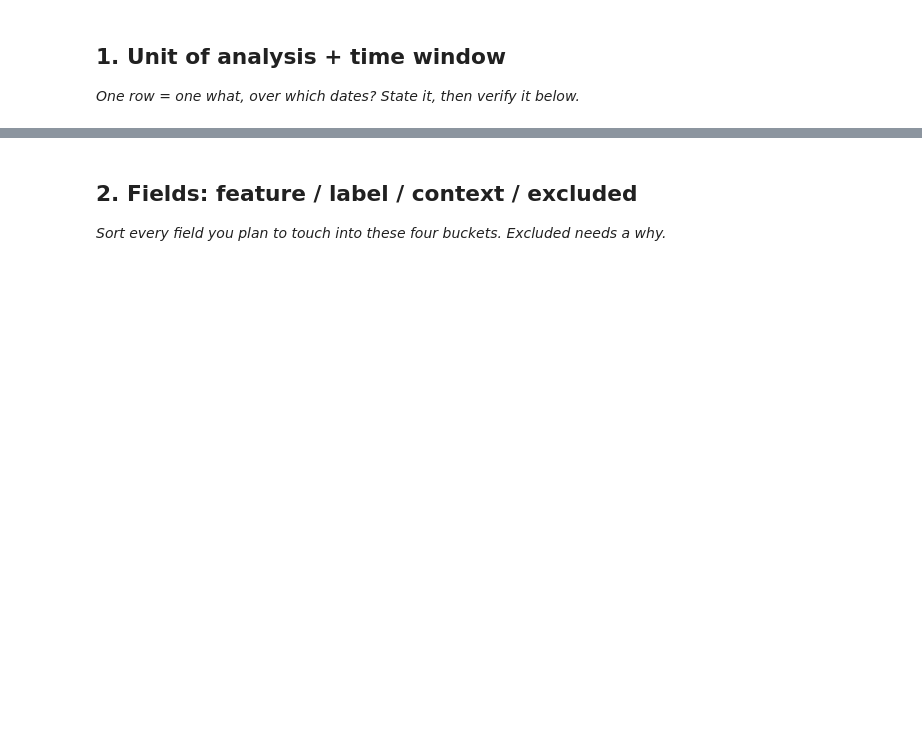
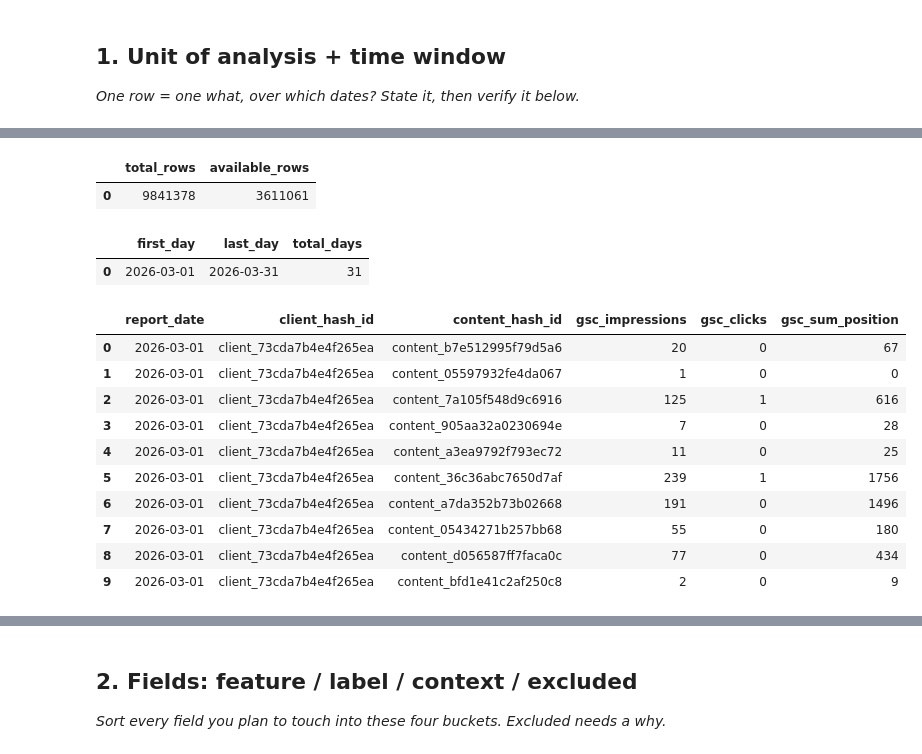
Before and after one commit to Omesh-kumar/flyrank-ml-internship, a Jupyter notebook: work/notebooks/w03_data_contract.ipynb, the cells around one changed output, grey strips where cells are left out. Drawn from its saved outputs; the diff is of its cells as text; code cells hidden in the pictures; blank space fills up the shorter version.

Commit message:
Add files via upload
Complete ML-04 Data Contract assignment

```diff
--- a/work/notebooks/w03_data_contract.ipynb
+++ b/work/notebooks/w03_data_contract.ipynb
@@ -8,0 +41,14 @@ This skeleton is yours to fill. Work the sections **in order** — each one has
+# %%
+import duckdb
+
+con = duckdb.connect()
+
+# Hugging Face secret create
+con.execute(f"""
+CREATE OR REPLACE SECRET hf_secret (
+    TYPE HUGGINGFACE,
+    TOKEN '{HF_TOKEN}'
+)
+""")
+
+print("✅ DuckDB connected to Hugging Face!")
@@ -12,0 +103,60 @@ This skeleton is yours to fill. Work the sections **in order** — each one has
+# %%
+query = f"""
+SELECT
+    COUNT(*) AS total_rows,
+    COUNT(*) FILTER (WHERE gsc_data_available IS TRUE) AS available_rows
+FROM read_parquet(
+    '{rel}/fact_content_daily_performance/month=2026-03/*.parquet'
+)
+"""
+
+con.sql(query).df()
+# %% [output]
+|  | total_rows | available_rows |
+| 0 | 9841378 | 3611061 |
+# %%
+query = f"""
+SELECT
+    MIN(report_date) AS first_day,
+    MAX(report_date) AS last_day,
+    COUNT(DISTINCT report_date) AS total_days
+FROM read_parquet(
+    '{rel}/fact_content_daily_performance/month=2026-03/*.parquet'
+)
+WHERE gsc_data_available IS TRUE
+"""
+
+con.sql(query).df()
+# %% [output]
+|  | first_day | last_day | total_days |
+| 0 | 2026-03-01 | 2026-03-31 | 31 |
+# %%
+query = f"""
+SELECT
+    report_date,
+    client_hash_id,
+    content_hash_id,
+    gsc_impressions,
+    gsc_clicks,
+    gsc_sum_position
+FROM read_parquet(
+    '{rel}/fact_content_daily_performance/month=2026-03/*.parquet'
+)
+WHERE gsc_data_available IS TRUE
+LIMIT 10
+"""
+
+features_df = con.sql(query).df()
+features_df
+# %% [output]
+|  | report_date | client_hash_id | content_hash_id | gsc_impressions | gsc_clicks | gsc_sum_position |
+| 0 | 2026-03-01 | client_73cda7b4e4f265ea | content_b7e512995f79d5a6 | 20 | 0 | 67 |
+| 1 | 2026-03-01 | client_73cda7b4e4f265ea | content_05597932fe4da067 | 1 | 0 | 0 |
+| 2 | 2026-03-01 | client_73cda7b4e4f265ea | content_7a105f548d9c6916 | 125 | 1 | 616 |
+| 3 | 2026-03-01 | client_73cda7b4e4f265ea | content_905aa32a0230694e | 7 | 0 | 28 |
+| 4 | 2026-03-01 | client_73cda7b4e4f265ea | content_a3ea9792f793ec72 | 11 | 0 | 25 |
+| 5 | 2026-03-01 | client_73cda7b4e4f265ea | content_36c36abc7650d7af | 239 | 1 | 1756 |
+| 6 | 2026-03-01 | client_73cda7b4e4f265ea | content_a7da352b73b02668 | 191 | 0 | 1496 |
+| 7 | 2026-03-01 | client_73cda7b4e4f265ea | content_05434271b257bb68 | 55 | 0 | 180 |
+| 8 | 2026-03-01 | client_73cda7b4e4f265ea | content_d056587ff7faca0c | 77 | 0 | 434 |
+| 9 | 2026-03-01 | client_73cda7b4e4f265ea | content_bfd1e41c2af250c8 | 2 | 0 | 9 |
```
Also changed, not shown: parts of 17 cells of this notebook.
